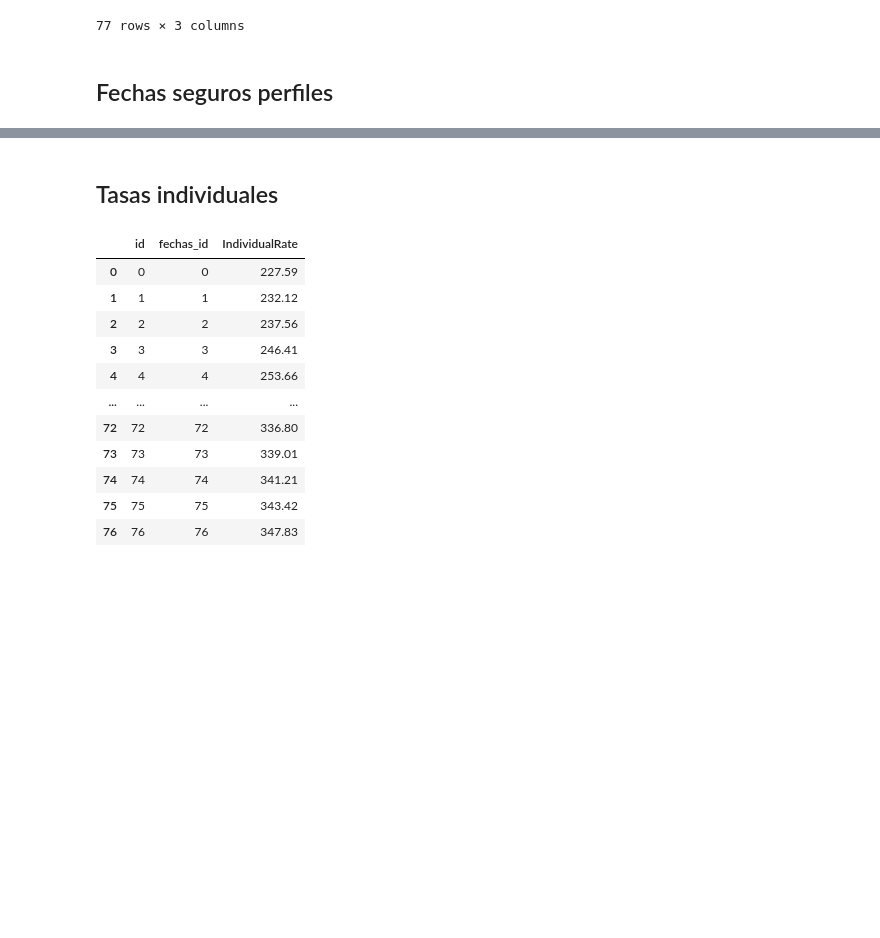
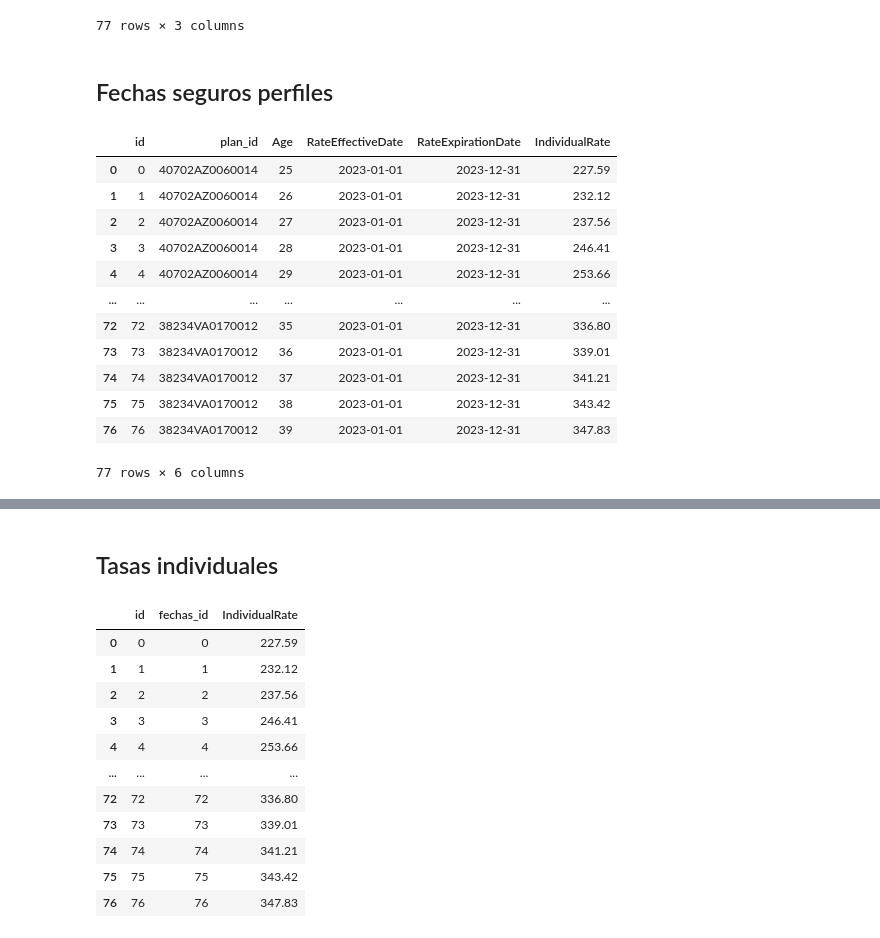
Before and after one commit to Lorena20U/proyect_bi, a Jupyter notebook: etl_nuevo_formato.ipynb, the cells around one changed output, grey strips where cells are left out. Saved outputs shown, nothing was run; the diff lists cells and outputs as text; code cells hidden in the pictures; blank space fills up the shorter version.

```diff
--- a/etl_nuevo_formato.ipynb
+++ b/etl_nuevo_formato.ipynb
@@ -1406,6 +1414,22 @@ tabla_edades
 77 rows × 3 columns
 # %% [markdown]
 ## Fechas seguros perfiles
+# %%
+edades
+# %% [output]
+|  | id | plan_id | Age | RateEffectiveDate | RateExpirationDate | IndividualRate |
+| 0 | 0 | 40702AZ0060014 | 25 | 2023-01-01 | 2023-12-31 | 227.59 |
+| 1 | 1 | 40702AZ0060014 | 26 | 2023-01-01 | 2023-12-31 | 232.12 |
+| 2 | 2 | 40702AZ0060014 | 27 | 2023-01-01 | 2023-12-31 | 237.56 |
+| 3 | 3 | 40702AZ0060014 | 28 | 2023-01-01 | 2023-12-31 | 246.41 |
+| 4 | 4 | 40702AZ0060014 | 29 | 2023-01-01 | 2023-12-31 | 253.66 |
+| ... | ... | ... | ... | ... | ... | ... |
+| 72 | 72 | 38234VA0170012 | 35 | 2023-01-01 | 2023-12-31 | 336.80 |
+| 73 | 73 | 38234VA0170012 | 36 | 2023-01-01 | 2023-12-31 | 339.01 |
+| 74 | 74 | 38234VA0170012 | 37 | 2023-01-01 | 2023-12-31 | 341.21 |
+| 75 | 75 | 38234VA0170012 | 38 | 2023-01-01 | 2023-12-31 | 343.42 |
+| 76 | 76 | 38234VA0170012 | 39 | 2023-01-01 | 2023-12-31 | 347.83 |
+77 rows × 6 columns
 # %%
 fechas = edades[["id","RateEffectiveDate","RateExpirationDate","IndividualRate"]].reset_index()
 fechas = fechas.rename(columns={"id":"edad_seguros_id","index":"id"})
```
Also changed, not shown: parts of 17 cells of this notebook, 1 other file.
